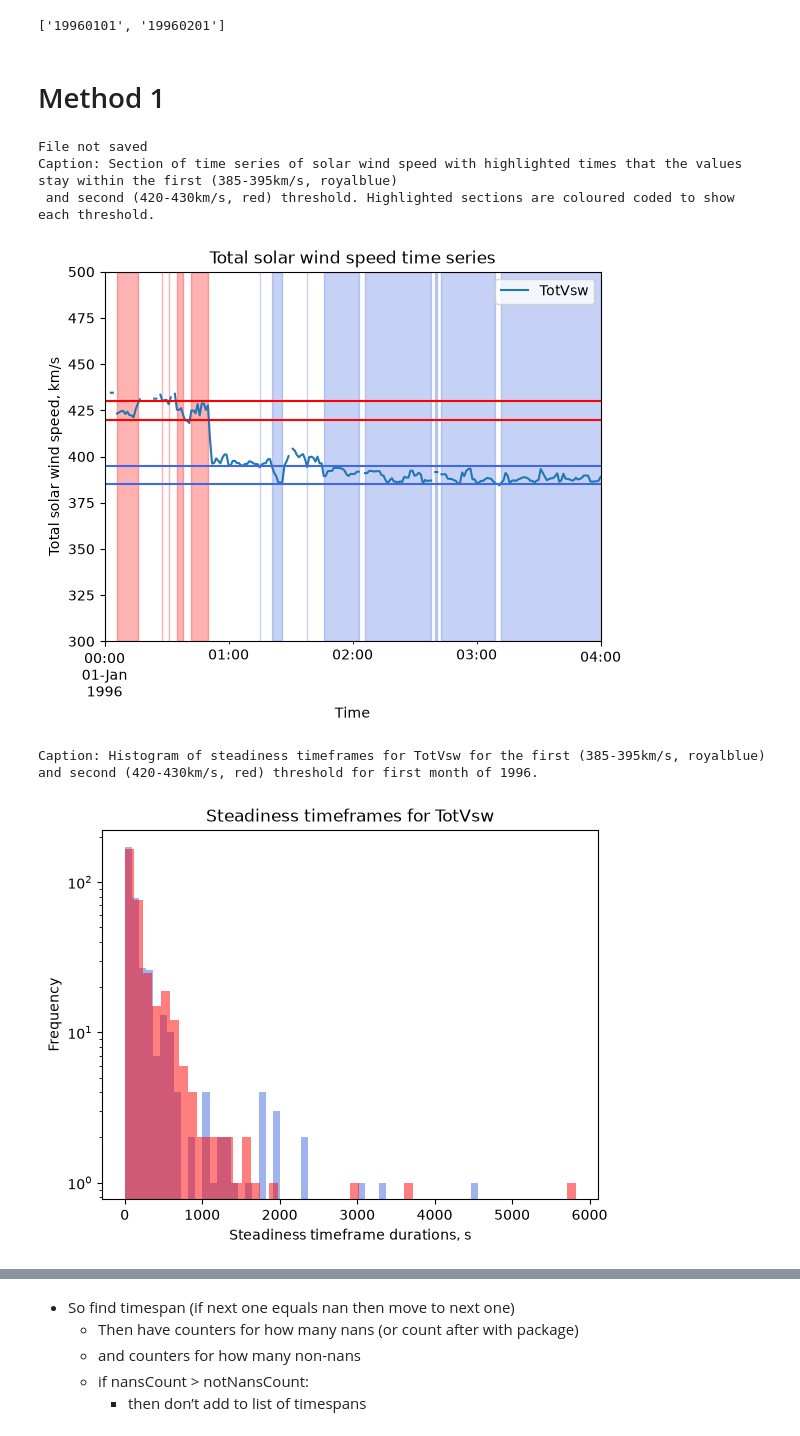
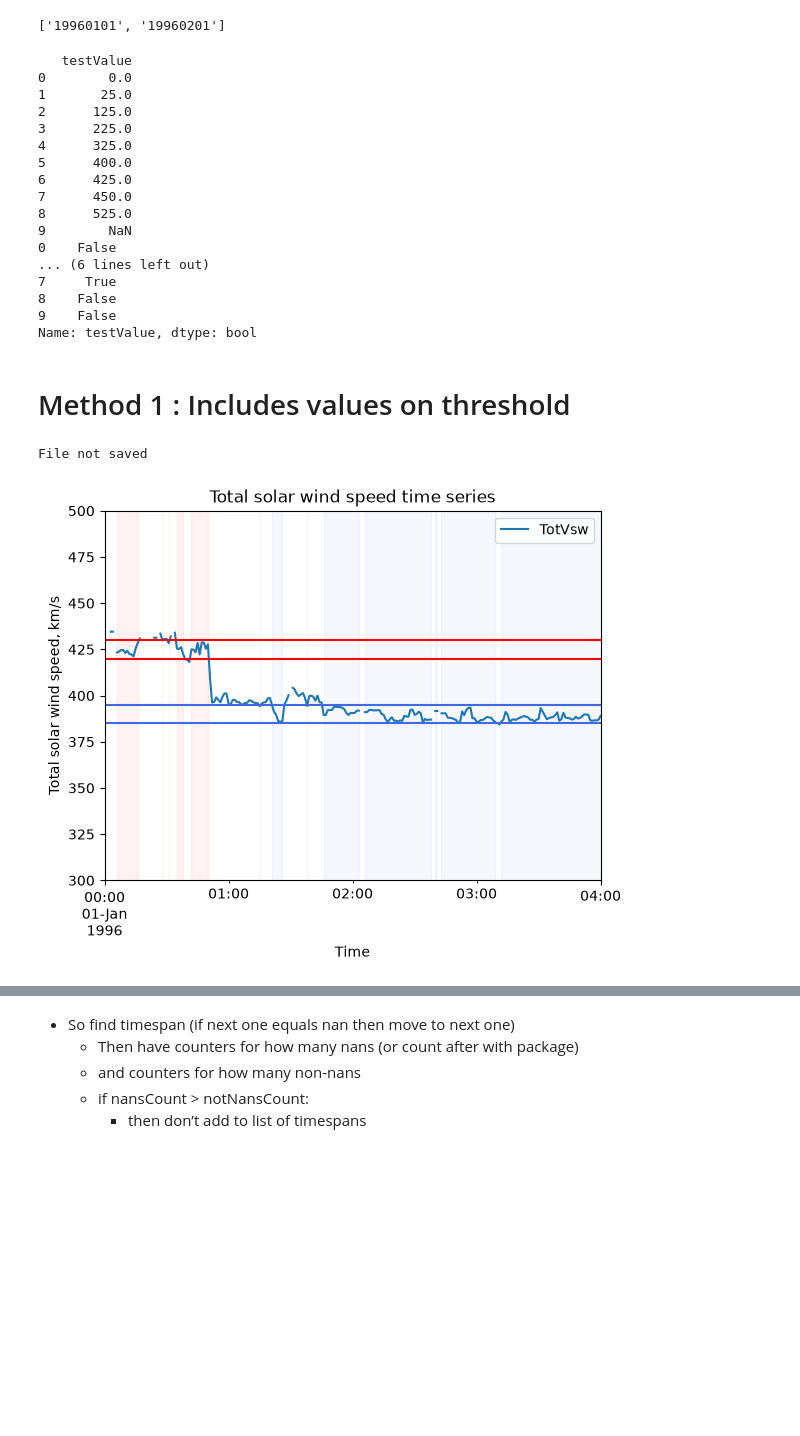
Before and after one commit to rahyndman/SolarWindCode, a Jupyter notebook: SteadinessTesting.ipynb, the cells around one changed output, grey strips where cells are left out. Saved outputs shown, nothing was run; the diff lists cells and outputs as text; code cells hidden in the pictures; blank space fills up the shorter version.

Commit message:
Working on gap-ignoring fix for Method 1.

```diff
--- a/SteadinessTesting.ipynb
+++ b/SteadinessTesting.ipynb
@@ -44,5 +46,42 @@ else:
 # %% [output]
 ['19960101', '19960201']
+# %%
+import pandas as pd
+
+data = {
+  "testValue": [0, 25, 125, 225, 325, 400, 425, 450, 525, np.nan]
+  #"duration": [50, 40, 45]
+}
+
+#load data into a DataFrame object:
+df = pd.DataFrame(data)
+
+print(df)
+
+thresMax = 450
+thresMin = 400
+# TestValue = [0, 25, 125, 225, 325, 400, 425, 450, 525, np.nan]
+# TestValue = pd.DataFrame(TestValue)
+maskFirst = df["testValue"].between(thresMin, thresMax)
+print(maskFirst)
+# %% [output]
+   testValue
+0        0.0
+1       25.0
+2      125.0
+3      225.0
+4      325.0
+5      400.0
+6      425.0
+7      450.0
+8      525.0
+9        NaN
+0    False
+... (6 lines left out)
+7     True
+8    False
+9    False
+Name: testValue, dtype: bool
 # %% [markdown]
-# Method 1
+# Method 1 : Includes values on threshold
 # %%
@@ -101,39 +154,41 @@ def Distrib(Starts, Ends, Bins = 50, Variable = "TotVsw", Color="royalblue", Alp
 # %%
 timestart = "1996-01-01 00:00"
 timeend = "1996-01-01 04:00"
 # timestart = "1996-01-01 00:00"
 # timeend = "1996-01-03 00:00"
 variable = "TotVsw"
 thres1 = 390
 absThres1 = 5 # 385-395
 color1 = "royalblue"
 
 thres2 = 425
 absThres2 = 5 # 395-405
 color2 = "red"
 
 PlotVsw(dataTimeSerieses[0], Columns=["TotVsw"], XLim =[timestart, timeend], YLim = [300, 500])
 plt.ylabel("V_sw, km/s")
 
-starts1, ends1 = Method1(timestart, timeend, thres1, absThres1, Color=color1)
-starts2, ends2 = Method1(timestart, timeend, thres2, absThres2, Color=color2)
+startsP1, endsP1, starts1, ends1 = Method1Calc(dataTimeSerieses[0], thres1, absThres1)
+startsP2, endsP2, starts2, ends2 = Method1Calc(dataTimeSerieses[0], thres2, absThres2)
 
-# plt.legend(["Steadiness: " + str(thres1-absThres1) + "-"+ str(thres1+absThres1), "Steadiness: " + str(thres2-absThres2) + "-"+ str(thres2+absThres2)])
-# plt.legend()
+# print(len(startsP1), len(starts1))
+# print(len(endsP1), len(ends1))
+# print(len(startsP2), len(starts2))
+# print(len(endsP2), len(ends2))
+Method1Plot(timestart, timeend, starts1, ends1, thres1, absThres1, Color=color1)
+Method1Plot(timestart, timeend, starts2, ends2, thres2, absThres2, Color=color2)
 
-print("Caption: Section of time series of solar wind speed with highlighted times that the values stay within the first ("+ str(thres1-absThres1) + "-" + str(thres1+absThres1)+"km/s, "+ color1+")\n and second ("+ str(thres2-absThres2) + "-" + str(thres2+absThres2)+"km/s, "+ color2+") threshold. Highlighted sections are coloured coded to show each threshold.")
-plt.show()
+# # plt.legend(["Steadiness: " + str(thres1-absThres1) + "-"+ str(thres1+absThres1), "Steadiness: " + str(thres2-absThres2) + "-"+ str(thres2+absThres2)])
+# # plt.legend()
 
-############################
-Distrib(starts1, ends1, Color=color1)
-Distrib(starts2, ends2, Color=color2)
-plt.yscale("log")
-print("Caption: Histogram of steadiness timeframes for TotVsw for the first ("+ str(thres1-absThres1) + "-" + str(thres1+absThres1)+"km/s, "+ colour1+") \nand second ("+ str(thres2-absThres2) + "-" + str(thres2+absThres2)+"km/s, "+ colour2+") threshold for first month of 1996.")
+# print("Caption: Section of time series of solar wind speed with highlighted times that the values stay within the first ("+ str(thres1-absThres1) + "-" + str(thres1+absThres1)+"km/s, "+ color1+")\n and second ("+ str(thres2-absThres2) + "-" + str(thres2+absThres2)+"km/s, "+ color2+") threshold. Highlighted sections are coloured coded to show each threshold.")
+# plt.show()
+
+# ############################
+# Distrib(starts1, ends1, Color=color1)
+# Distrib(starts2, ends2, Color=color2)
+# plt.yscale("log")
+# print("Caption: Histogram of steadiness timeframes for TotVsw for the first ("+ str(thres1-absThres1) + "-" + str(thres1+absThres1)+"km/s, "+ colour1+") \nand second ("+ str(thres2-absThres2) + "-" + str(thres2+absThres2)+"km/s, "+ colour2+") threshold for first month of 1996.")
 # %% [output]
 File not saved
-Caption: Section of time series of solar wind speed with highlighted times that the values stay within the first (385-395km/s, royalblue)
- and second (420-430km/s, red) threshold. Highlighted sections are coloured coded to show each threshold.
-[figure, old version]
+[figure, new version]
-Caption: Histogram of steadiness timeframes for TotVsw for the first (385-395km/s, royalblue)
-and second (420-430km/s, red) threshold for first month of 1996.
-[figure, removed]
```
Also changed, not shown: parts of 12 cells of this notebook.
